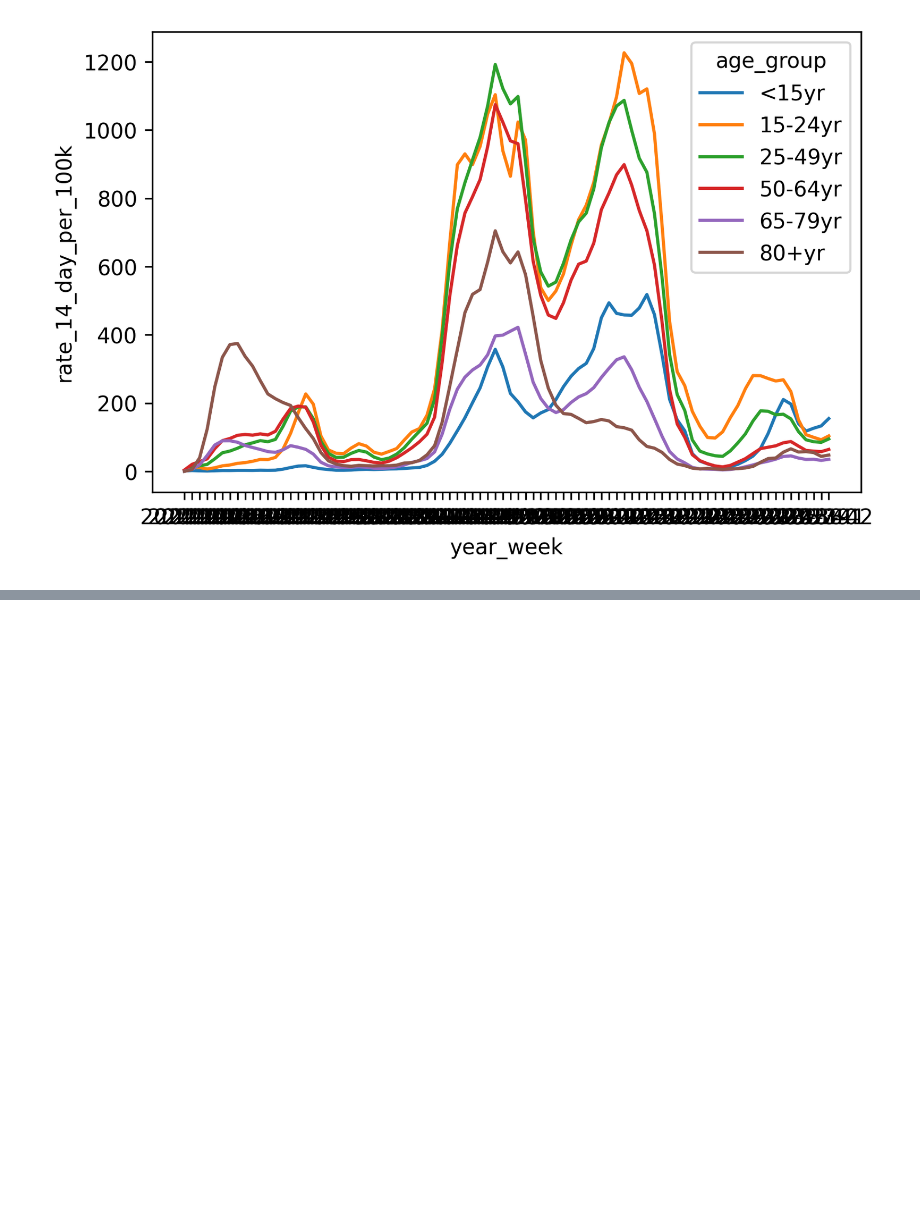
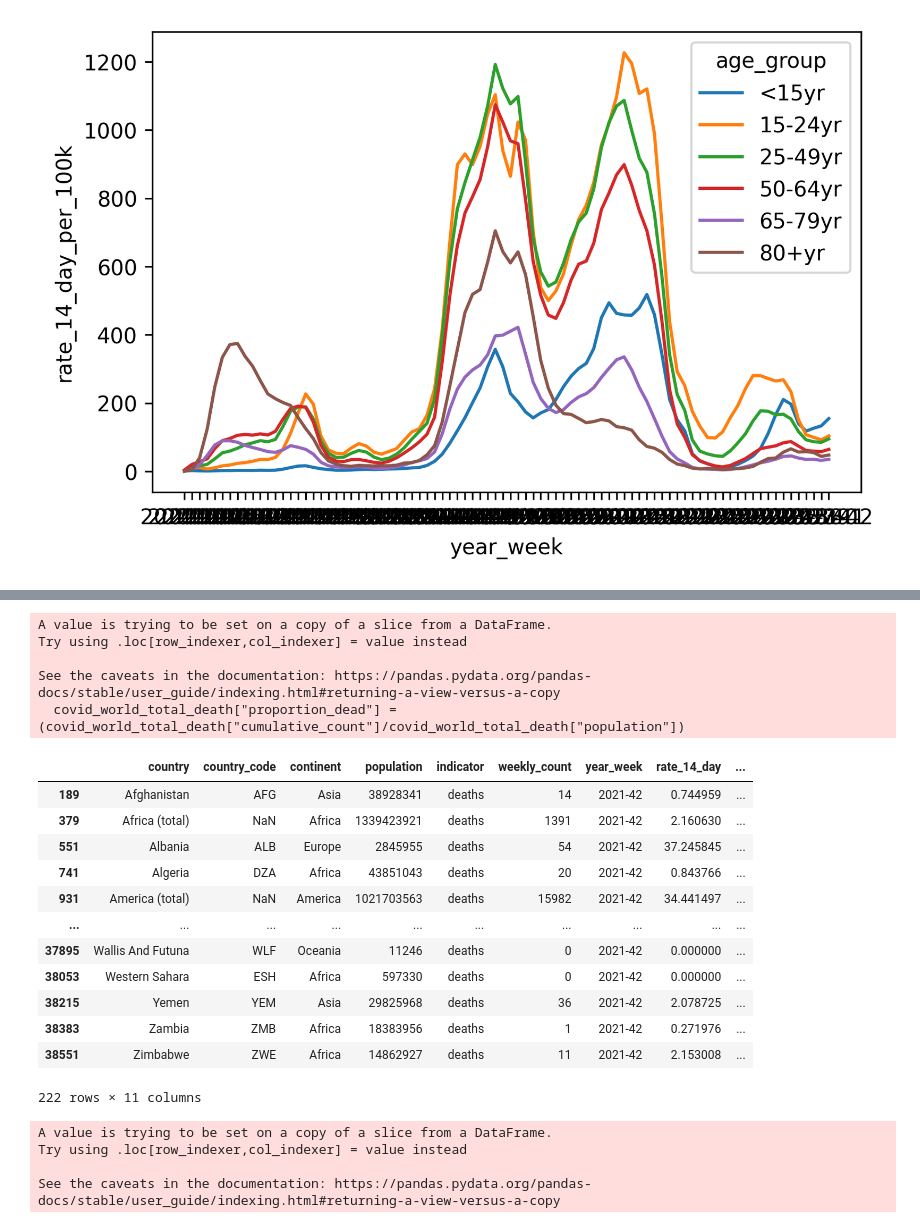
Before and after one commit to Anna-MariaSjolund/Data-Handling-Anna-MariaSjolund, a Jupyter notebook: Labs/Covid-Lab/covid_lab.ipynb, the cells around one changed output, grey strips where cells are left out. Cells and saved outputs as stored; diff of their text form; code cells hidden in the pictures; blank space fills up the shorter version.

```diff
--- a/Labs/Covid-Lab/covid_lab.ipynb
+++ b/Labs/Covid-Lab/covid_lab.ipynb
@@ -801,0 +953,2 @@ plot = sns.lineplot(data=cases_age_swe_no_NaN, x="year_week", y="rate_14_day_per
+# %%
+covid_world = pd.read_excel("data/world_data.xlsx")
@@ -801,0 +975,3 @@ plot = sns.lineplot(data=cases_age_swe_no_NaN, x="year_week", y="rate_14_day_per
+# %%
+covid_world = covid_world[covid_world["indicator"] == "deaths"]
+len(covid_world)
@@ -801,0 +995,31 @@ plot = sns.lineplot(data=cases_age_swe_no_NaN, x="year_week", y="rate_14_day_per
+# %%
+covid_world_total_death = covid_world[covid_world["year_week"] == "2021-42"]
+# %%
+covid_world_total_death["proportion_dead"] = (covid_world_total_death["cumulative_count"]/covid_world_total_death["population"])
+covid_world_total_death
+# %% [output]
+A value is trying to be set on a copy of a slice from a DataFrame.
+Try using .loc[row_indexer,col_indexer] = value instead
+
+See the caveats in the documentation: https://pandas.pydata.org/pandas-docs/stable/user_guide/indexing.html#returning-a-view-versus-a-copy
+  covid_world_total_death["proportion_dead"] = (covid_world_total_death["cumulative_count"]/covid_world_total_death["population"])
+|  | country | country_code | continent | population | indicator | weekly_count | year_week | rate_14_day | ... |
+| 189 | Afghanistan | AFG | Asia | 38928341 | deaths | 14 | 2021-42 | 0.744959 | ... |
+| 379 | Africa (total) | NaN | Africa | 1339423921 | deaths | 1391 | 2021-42 | 2.160630 | ... |
+| 551 | Albania | ALB | Europe | 2845955 | deaths | 54 | 2021-42 | 37.245845 | ... |
+| 741 | Algeria | DZA | Africa | 43851043 | deaths | 20 | 2021-42 | 0.843766 | ... |
+| 931 | America (total) | NaN | America | 1021703563 | deaths | 15982 | 2021-42 | 34.441497 | ... |
+| ... | ... | ... | ... | ... | ... | ... | ... | ... | ... |
+| 37895 | Wallis And Futuna | WLF | Oceania | 11246 | deaths | 0 | 2021-42 | 0.000000 | ... |
+| 38053 | Western Sahara | ESH | Africa | 597330 | deaths | 0 | 2021-42 | 0.000000 | ... |
+| 38215 | Yemen | YEM | Asia | 29825968 | deaths | 36 | 2021-42 | 2.078725 | ... |
+| 38383 | Zambia | ZMB | Africa | 18383956 | deaths | 1 | 2021-42 | 0.271976 | ... |
+| 38551 | Zimbabwe | ZWE | Africa | 14862927 | deaths | 11 | 2021-42 | 2.153008 | ... |
+222 rows × 11 columns
+# %%
+covid_world_total_death["proportion_dead"] = covid_world_total_death["proportion_dead"]*100
+# %% [output]
+A value is trying to be set on a copy of a slice from a DataFrame.
+Try using .loc[row_indexer,col_indexer] = value instead
+
+See the caveats in the documentation: https://pandas.pydata.org/pandas-docs/stable/user_guide/indexing.html#returning-a-view-versus-a-copy
```
Also changed, not shown: parts of 16 cells of this notebook, 10 other files.
